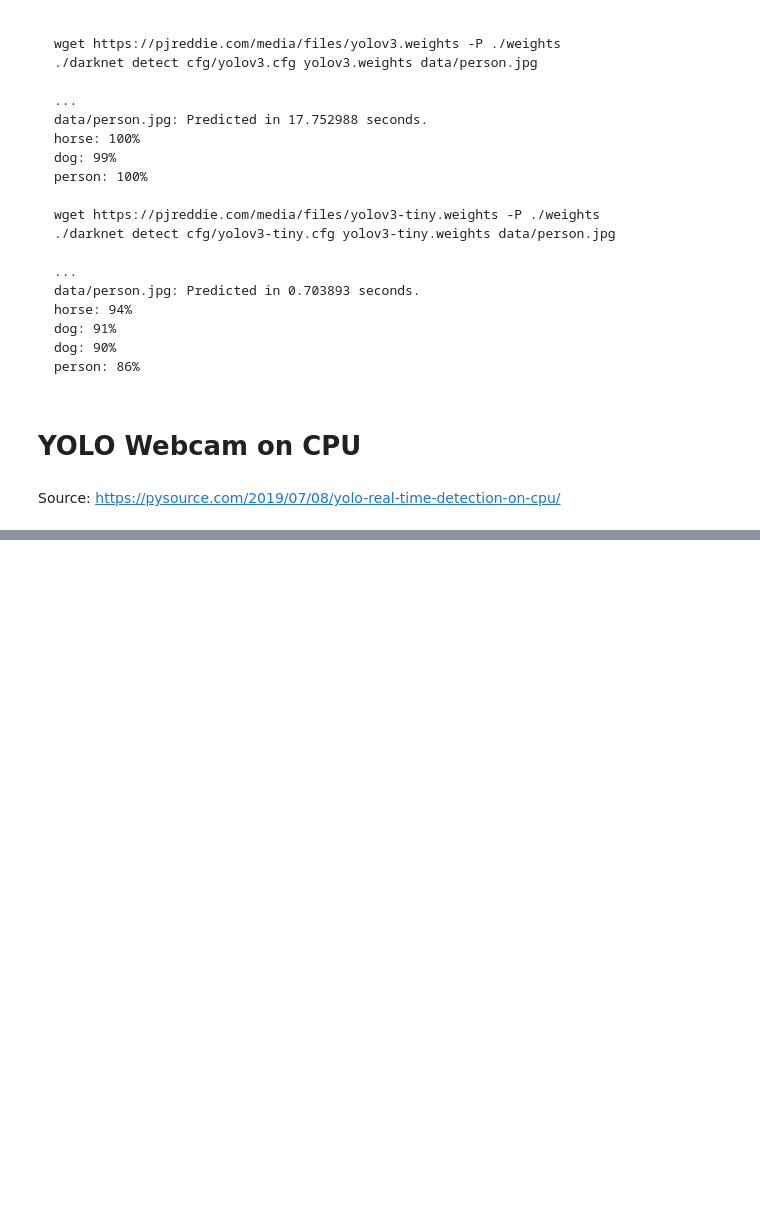
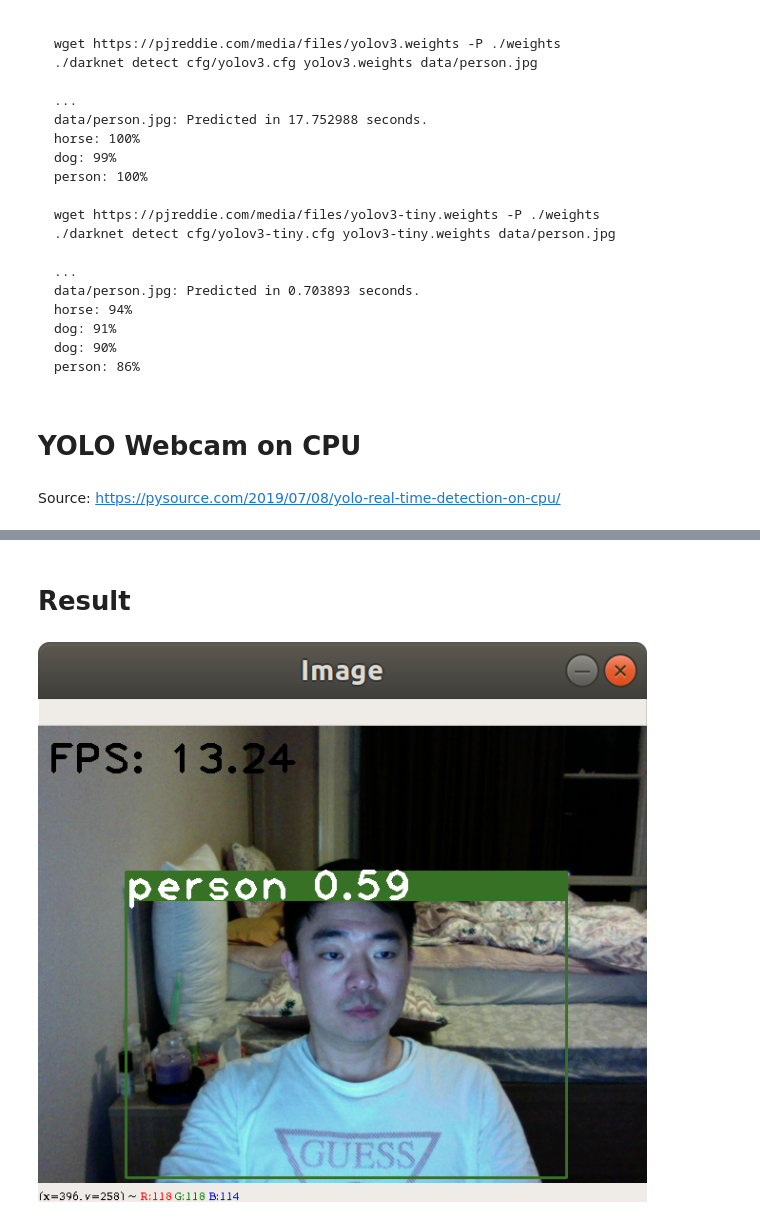
Before and after one commit to HYH2020-s/Object-Detection-through-ROS, a Jupyter notebook: models/YOLOv3-tiny.ipynb, the cells around one changed output, grey strips where cells are left out. Saved outputs shown, nothing was run; the diff lists cells and outputs as text; code cells hidden in the pictures; blank space fills up the shorter version.

Commit message:
Replace YOLOv3-tiny.ipynb - fix a bug on loading an image

```diff
--- a/models/YOLOv3-tiny.ipynb
+++ b/models/YOLOv3-tiny.ipynb
@@ -105,0 +104,7 @@ cv2.destroyAllWindows()
+# %% [markdown]
+# Result
+# %%
+from IPython.display import display, Image
+display(Image(filename='img/YOLOv3-tiny.png'))
+# %% [output]
+[figure, added]
```
Also changed, not shown: parts of 1 cell of this notebook.
